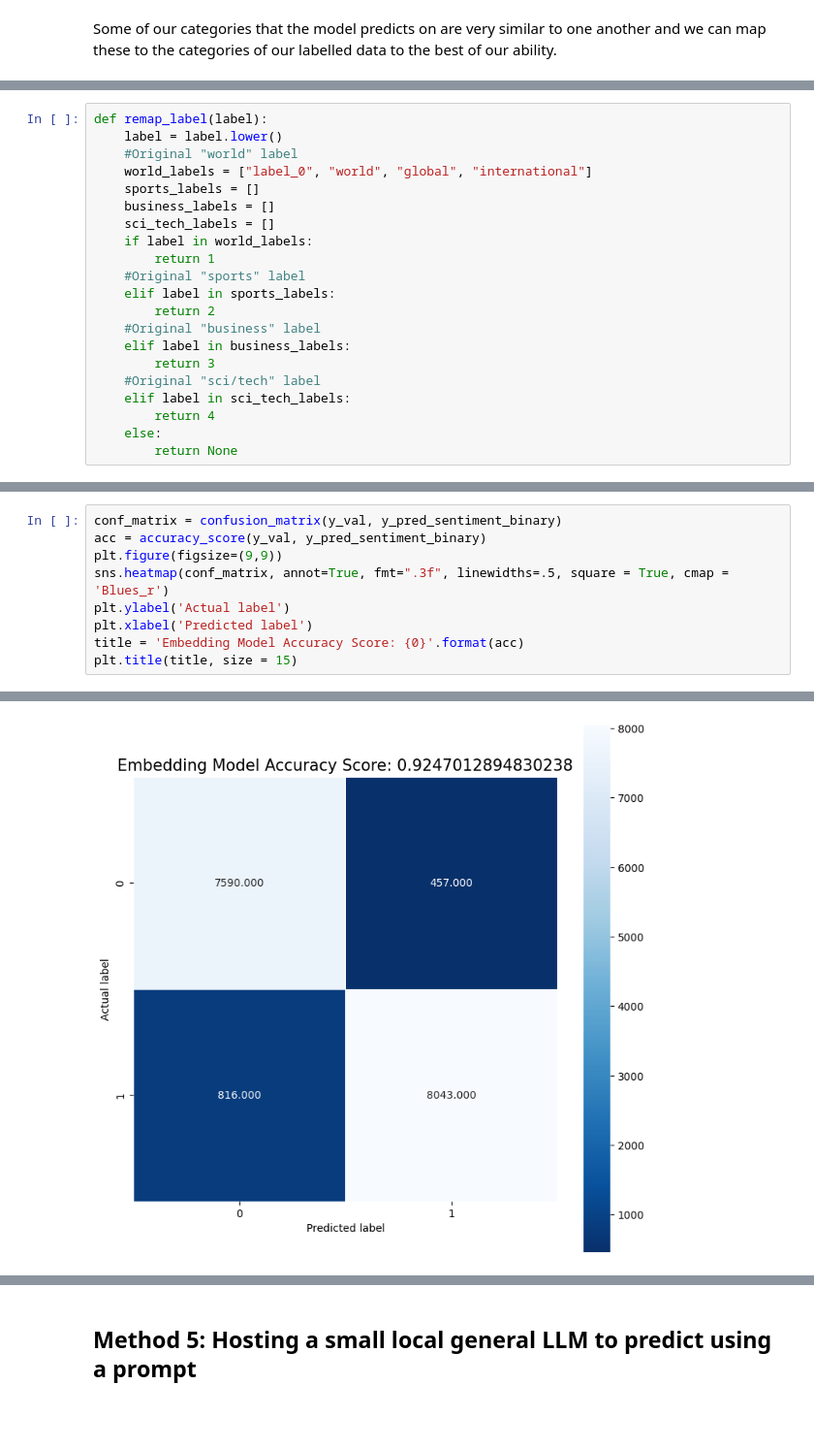
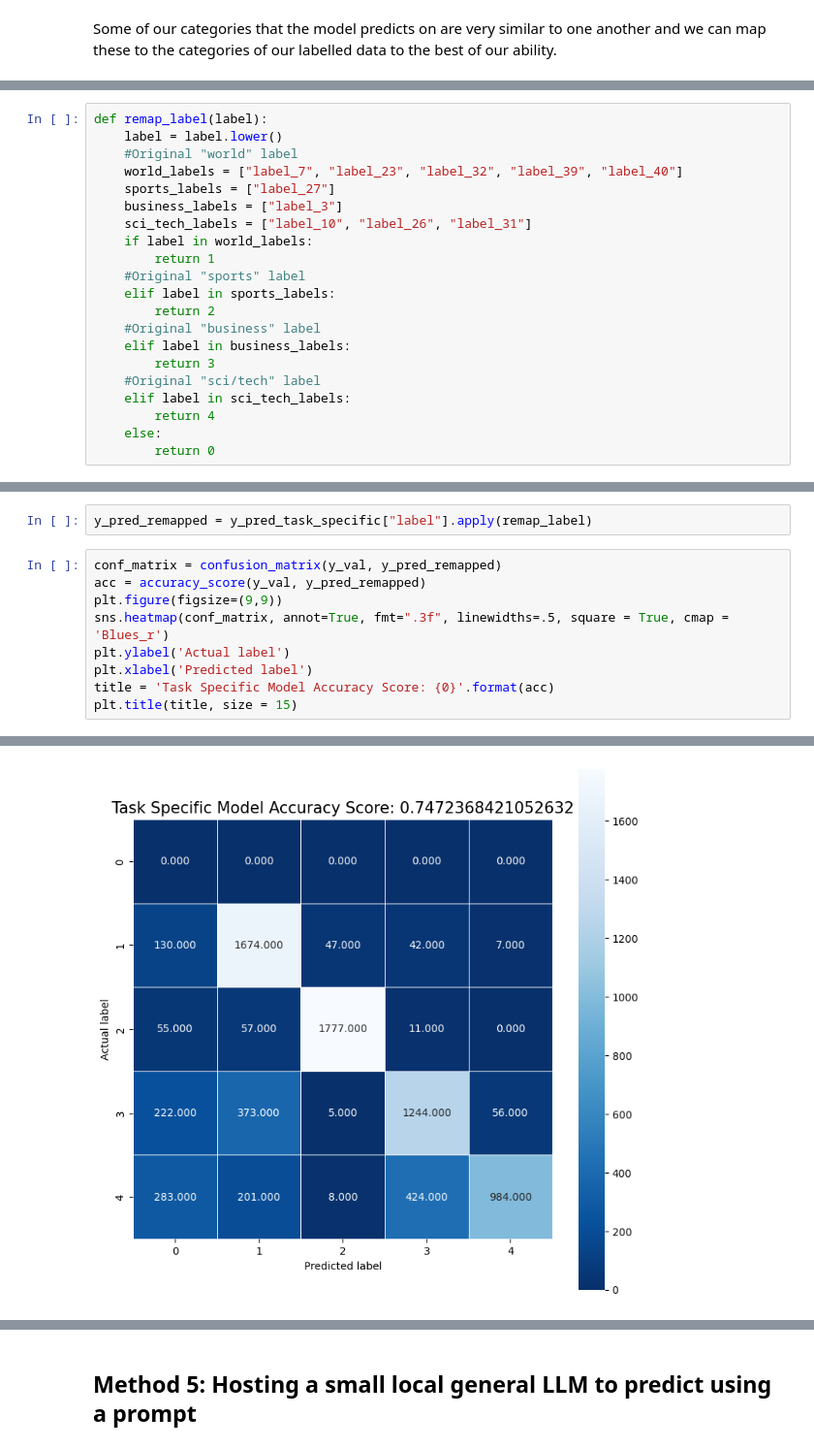
Before and after one commit to danield2255/topic-classification-methods-experiment, a Jupyter notebook: multi_class_text_classification_experiment.ipynb, the cells around one changed output, grey strips where cells are left out. Shown at 97% size. Drawn from its saved outputs; the diff is of its cells as text; blank space fills up the shorter version.

```diff
--- a/multi_class_text_classification_experiment.ipynb
+++ b/multi_class_text_classification_experiment.ipynb
@@ -316,10 +294,10 @@ arts = 0, arts & culture =1, black voices = 2, business = 3, college = 4, comedy
 def remap_label(label):
     label = label.lower()
     #Original "world" label
-    world_labels = ["label_0", "world", "global", "international"]
-    sports_labels = []
-    business_labels = []
-    sci_tech_labels = []
+    world_labels = ["label_7", "label_23", "label_32", "label_39", "label_40"]
+    sports_labels = ["label_27"]
+    business_labels = ["label_3"]
+    sci_tech_labels = ["label_10", "label_26", "label_31"]
     if label in world_labels:
         return 1
     #Original "sports" label
@@ -332,4 +310,4 @@ def remap_label(label):
     elif label in sci_tech_labels:
         return 4
     else:
-        return None
+        return 0
@@ -366,10 +314,12 @@ weighted avg       0.93      0.92      0.92     16906
+# %%
+y_pred_remapped = y_pred_task_specific["label"].apply(remap_label)
 # %%
-conf_matrix = confusion_matrix(y_val, y_pred_sentiment_binary)
-acc = accuracy_score(y_val, y_pred_sentiment_binary)
+conf_matrix = confusion_matrix(y_val, y_pred_remapped)
+acc = accuracy_score(y_val, y_pred_remapped)
 plt.figure(figsize=(9,9))
 sns.heatmap(conf_matrix, annot=True, fmt=".3f", linewidths=.5, square = True, cmap = 'Blues_r')
 plt.ylabel('Actual label')
 plt.xlabel('Predicted label')
-title = 'Embedding Model Accuracy Score: {0}'.format(acc)
+title = 'Task Specific Model Accuracy Score: {0}'.format(acc)
 plt.title(title, size = 15)
 # %% [output]
@@ -377,2 +327,2 @@ Text(0.5, 1.0, 'Embedding Model Accuracy Score: 0.9247012894830238')
-[figure, old version]
+[figure, new version]
 # %% [markdown]
```
Also changed, not shown: parts of 24 cells of this notebook.
